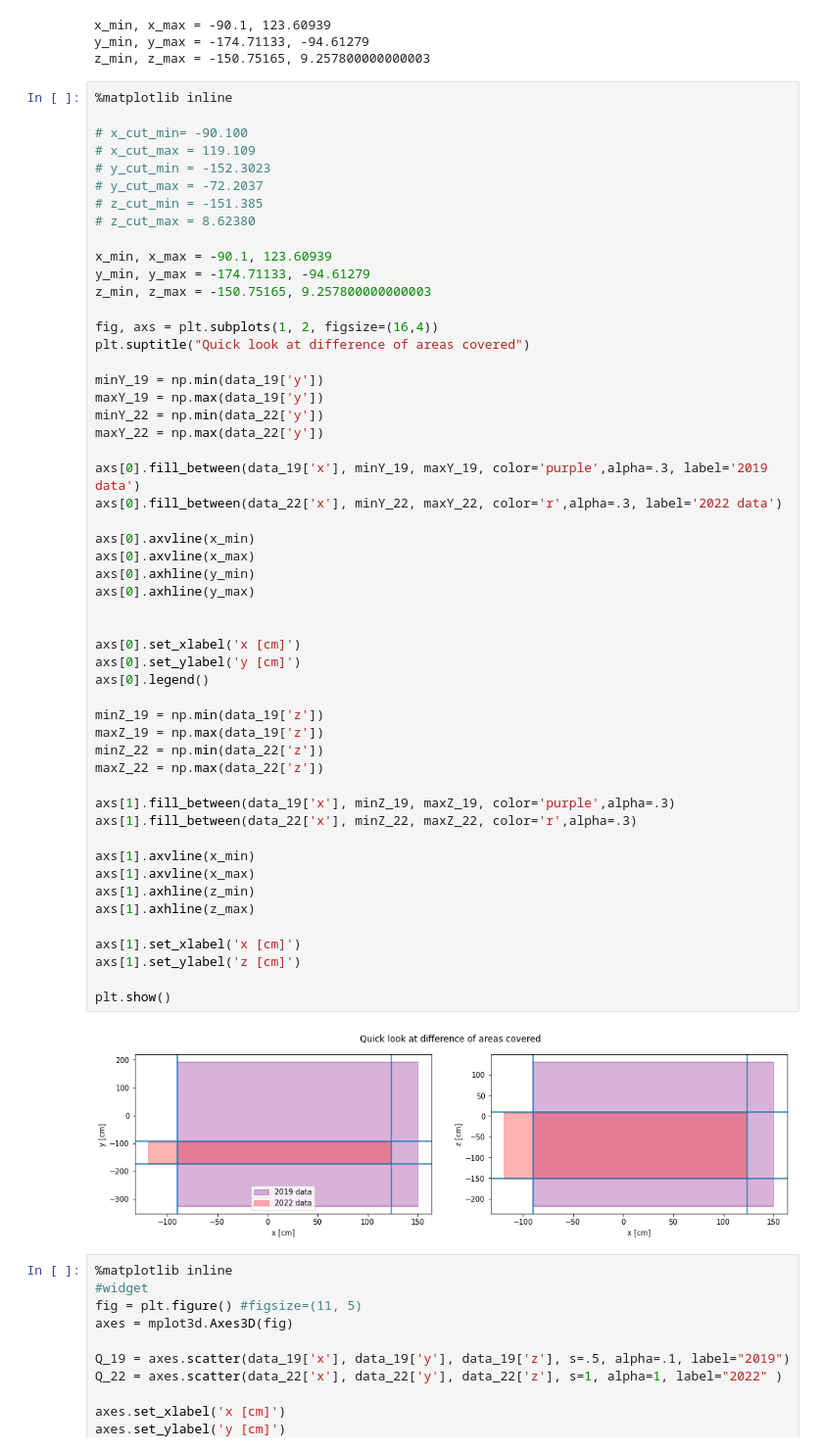
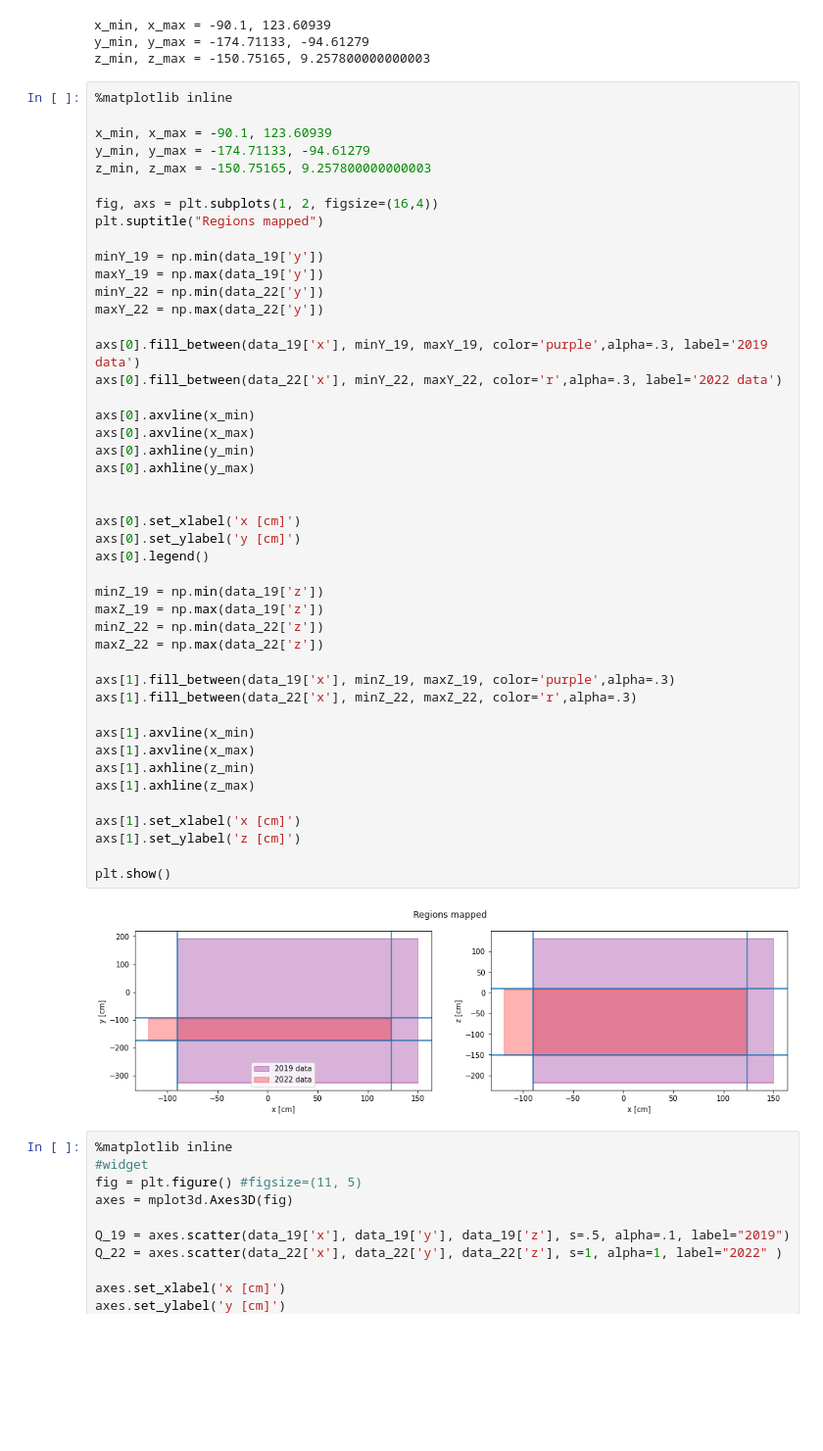
Before and after one commit to eklem1/MesonMagMapping, a Jupyter notebook: Fall_2022/ComparingMaps.ipynb, the cells around one changed output. Shown at 98% size. Saved outputs shown, nothing was run; the diff lists cells and outputs as text; blank space fills up the shorter version.

```diff
--- a/Fall_2022/ComparingMaps.ipynb
+++ b/Fall_2022/ComparingMaps.ipynb
@@ -44,20 +114,13 @@ y_min, y_max = -174.71133, -94.61279
 z_min, z_max = -150.75165, 9.257800000000003
 # %%
 %matplotlib inline
-
-# x_cut_min= -90.100
-# x_cut_max = 119.109
-# y_cut_min = -152.3023
-# y_cut_max = -72.2037
-# z_cut_min = -151.385
-# z_cut_max = 8.62380
 
 x_min, x_max = -90.1, 123.60939
 y_min, y_max = -174.71133, -94.61279
 z_min, z_max = -150.75165, 9.257800000000003
 
 fig, axs = plt.subplots(1, 2, figsize=(16,4))
-plt.suptitle("Quick look at difference of areas covered")
+plt.suptitle("Regions mapped")
 
 minY_19 = np.min(data_19['y'])
 maxY_19 = np.max(data_19['y'])
@@ -68,34 +131,34 @@ axs[0].fill_between(data_19['x'], minY_19, maxY_19, color='purple',alpha=.3, lab
 axs[0].fill_between(data_22['x'], minY_22, maxY_22, color='r',alpha=.3, label='2022 data')
 
 axs[0].axvline(x_min)
 axs[0].axvline(x_max)
 axs[0].axhline(y_min)
 axs[0].axhline(y_max)
 
 
 axs[0].set_xlabel('x [cm]')
 axs[0].set_ylabel('y [cm]')
 axs[0].legend()
 
 minZ_19 = np.min(data_19['z'])
 maxZ_19 = np.max(data_19['z'])
 minZ_22 = np.min(data_22['z'])
 maxZ_22 = np.max(data_22['z'])
 
 axs[1].fill_between(data_19['x'], minZ_19, maxZ_19, color='purple',alpha=.3)
 axs[1].fill_between(data_22['x'], minZ_22, maxZ_22, color='r',alpha=.3)
 
 axs[1].axvline(x_min)
 axs[1].axvline(x_max)
 axs[1].axhline(z_min)
 axs[1].axhline(z_max)
 
 axs[1].set_xlabel('x [cm]')
 axs[1].set_ylabel('z [cm]')
 
 plt.show()
 # %% [output]
-[figure, old version]
+[figure, new version]
 # %%
 %matplotlib inline
 #widget
```
Also changed, not shown: parts of 12 cells of this notebook, 8 other files.
